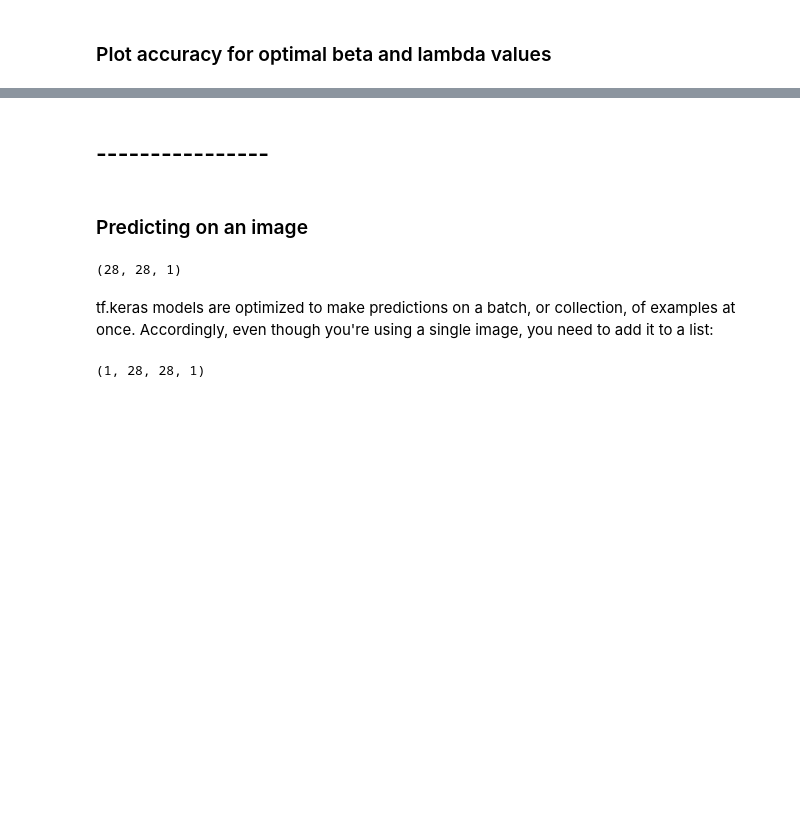
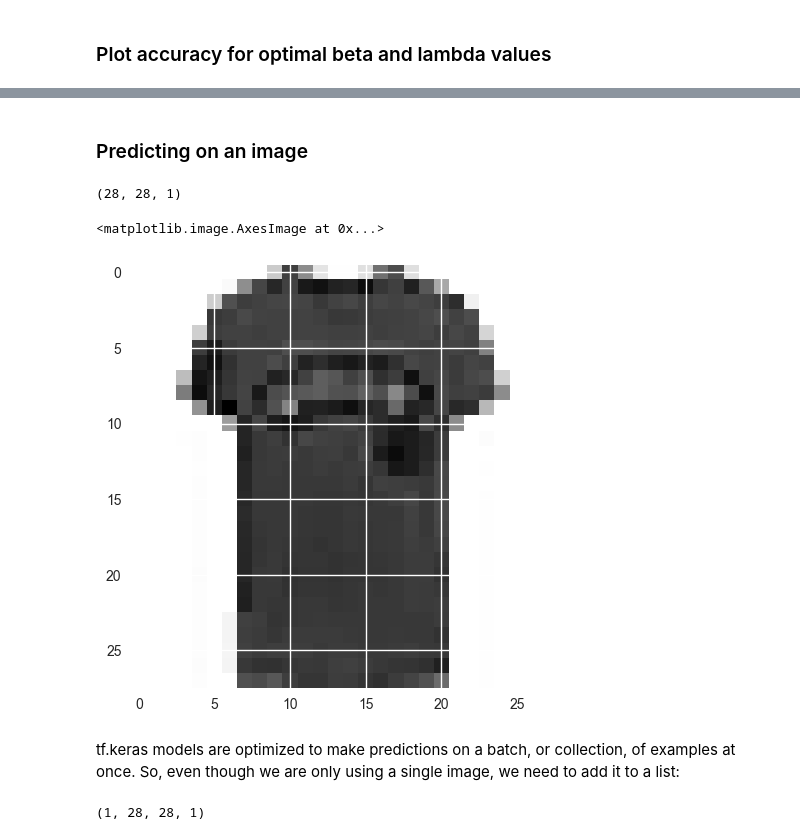
Before and after one commit to trudehalv/FYS_STK4155_project_3, a Jupyter notebook: src/CNN.ipynb, the cells around one changed output, grey strips where cells are left out. Cells and saved outputs as stored; diff of their text form; code cells hidden in the pictures; blank space fills up the shorter version.

```diff
--- a/src/CNN.ipynb
+++ b/src/CNN.ipynb
@@ -285,16 +286,17 @@ print(classification_report(test_labels_indices, test_predictions, target_names=
     accuracy                           0.92     10000
    macro avg       0.92      0.92      0.92     10000
 weighted avg       0.92      0.92      0.92     10000
-# %% [markdown]
-## ----------------
 # %% [markdown]
 ### Predicting on an image
 # %%
 img = test_images[19]
 
 print(img.shape)
+plt.imshow(test_images[19], cmap=plt.cm.gray_r)
 # %% [output]
 (28, 28, 1)
+<matplotlib.image.AxesImage at 0x...>
+[figure, added]
 # %% [markdown]
-tf.keras models are optimized to make predictions on a batch, or collection, of examples at once. Accordingly, even though you're using a single image, you need to add it to a list:
+tf.keras models are optimized to make predictions on a batch, or collection, of examples at once. So, even though we are only using a single image, we need to add it to a list:
 # %%
```
Also changed, not shown: parts of 22 cells of this notebook.
